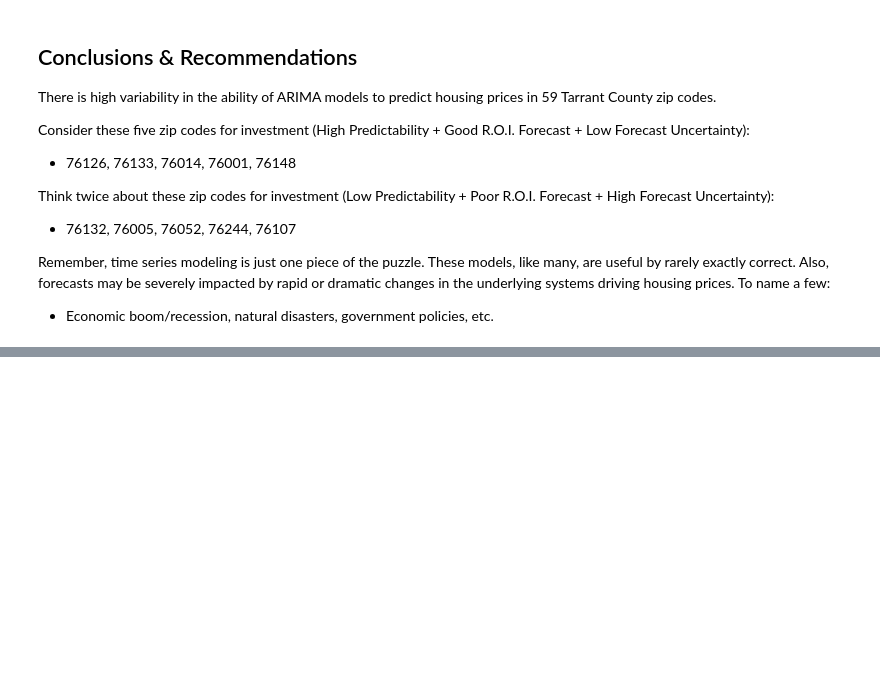
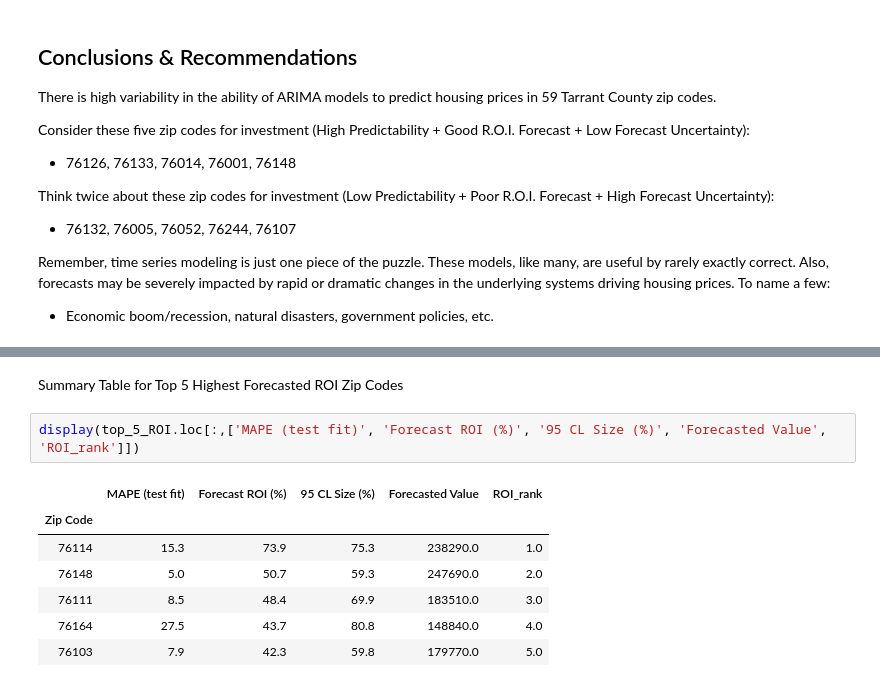
Before and after one commit to douglaspsteen/dsc-mod-4-project-online-ds-ft-100719, a Jupyter notebook: mod_4_final_student.ipynb, the cells around one changed output, grey strips where cells are left out. Cells and saved outputs as stored; diff of their text form; blank space fills up the shorter version.

```diff
--- a/mod_4_final_student.ipynb
+++ b/mod_4_final_student.ipynb
@@ -882,0 +933,12 @@ Remember, time series modeling is just one piece of the puzzle. These models, li
+# %% [markdown]
+Summary Table for Top 5 Highest Forecasted ROI Zip Codes
+# %%
+display(top_5_ROI.loc[:,['MAPE (test fit)', 'Forecast ROI (%)', '95 CL Size (%)', 'Forecasted Value', 'ROI_rank']])
+# %% [output]
+|  | MAPE (test fit) | Forecast ROI (%) | 95 CL Size (%) | Forecasted Value | ROI_rank |
+| Zip Code |  |  |  |  |  |
+| 76114 | 15.3 | 73.9 | 75.3 | 238290.0 | 1.0 |
+| 76148 | 5.0 | 50.7 | 59.3 | 247690.0 | 2.0 |
+| 76111 | 8.5 | 48.4 | 69.9 | 183510.0 | 3.0 |
+| 76164 | 27.5 | 43.7 | 80.8 | 148840.0 | 4.0 |
+| 76103 | 7.9 | 42.3 | 59.8 | 179770.0 | 5.0 |
```
Also changed, not shown: parts of 15 cells of this notebook, 2 other files.
